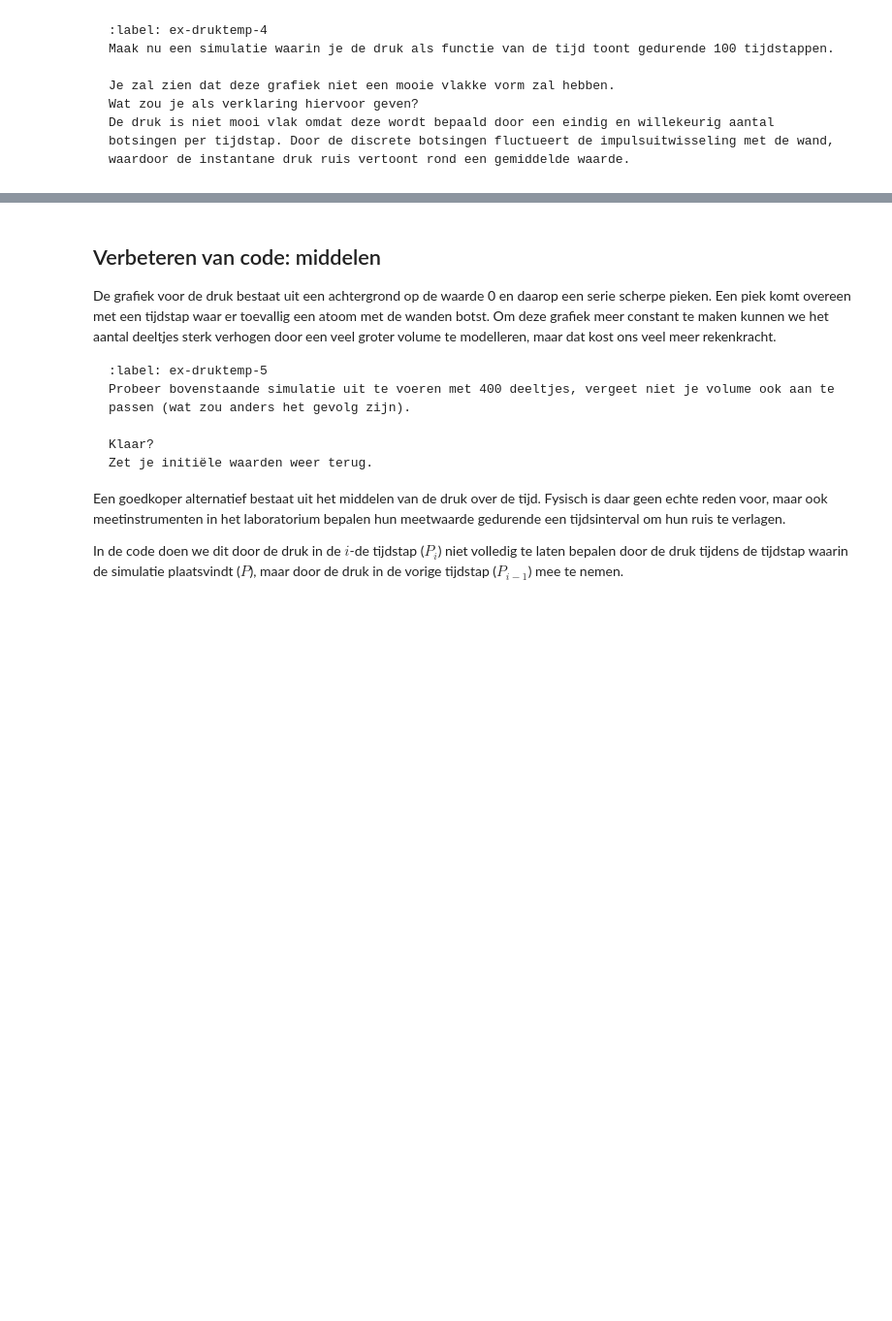
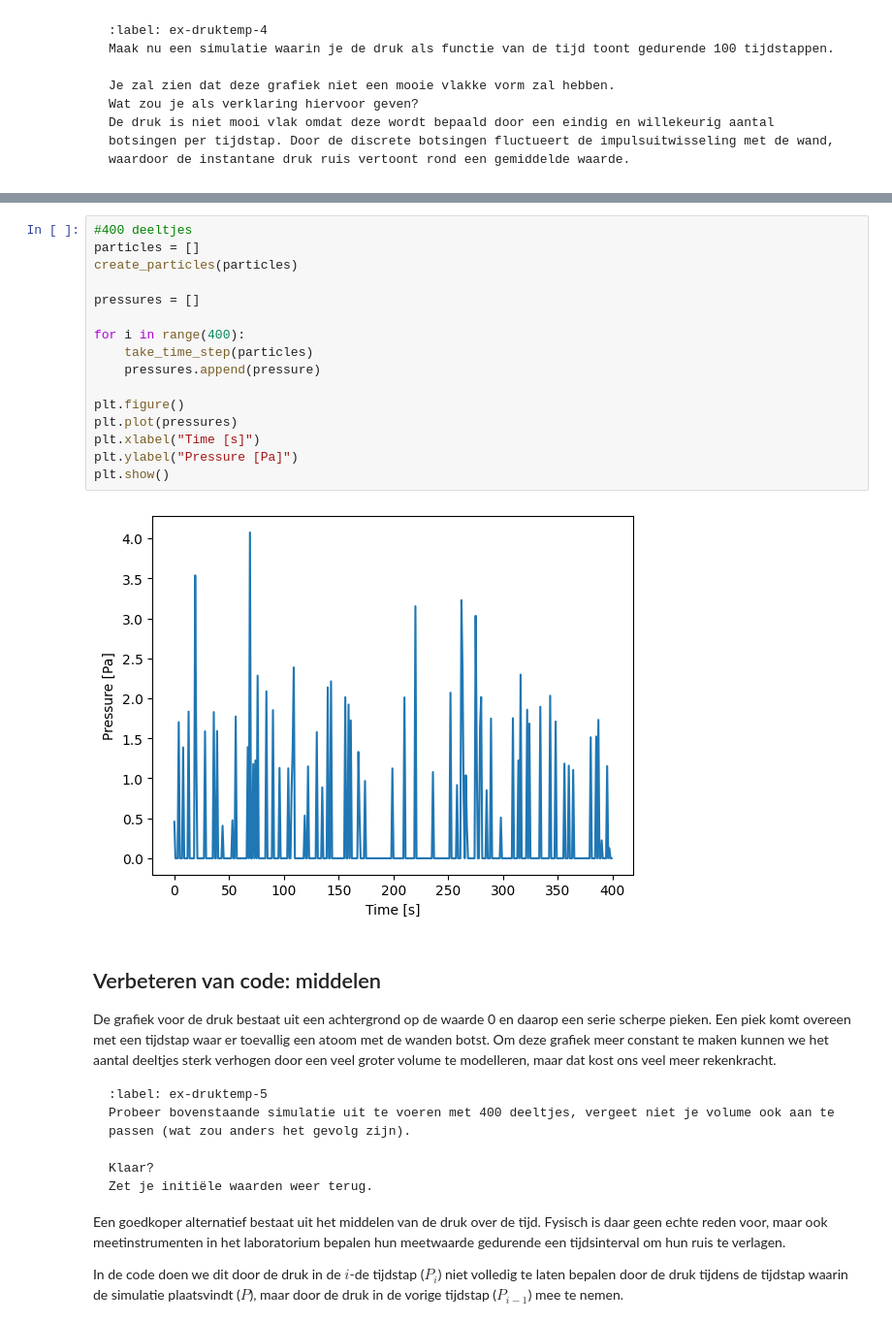
Before and after one commit to thijnholswilder/T_Holswilder, a Jupyter notebook: Content/PySim/5_druktemp.ipynb, the cells around one changed output, grey strips where cells are left out. Shown at 97% size. Drawn from its saved outputs; the diff is of its cells as text; blank space fills up the shorter version.

```diff
--- a/Content/PySim/5_druktemp.ipynb
+++ b/Content/PySim/5_druktemp.ipynb
@@ -337,3 +337,21 @@ plt.show()
+# %%
+#400 deeltjes
+particles = []
+create_particles(particles)
+
+pressures = []
+
+for i in range(400):
+    take_time_step(particles)
+    pressures.append(pressure)
+
+plt.figure()
+plt.plot(pressures)
+plt.xlabel("Time [s]")
+plt.ylabel("Pressure [Pa]")
+plt.show()
+# %% [output]
+[figure, added]
 # %% [markdown]
 ## Verbeteren van code: middelen
 
```
Also changed, not shown: parts of 7 cells of this notebook, 2 other files.
